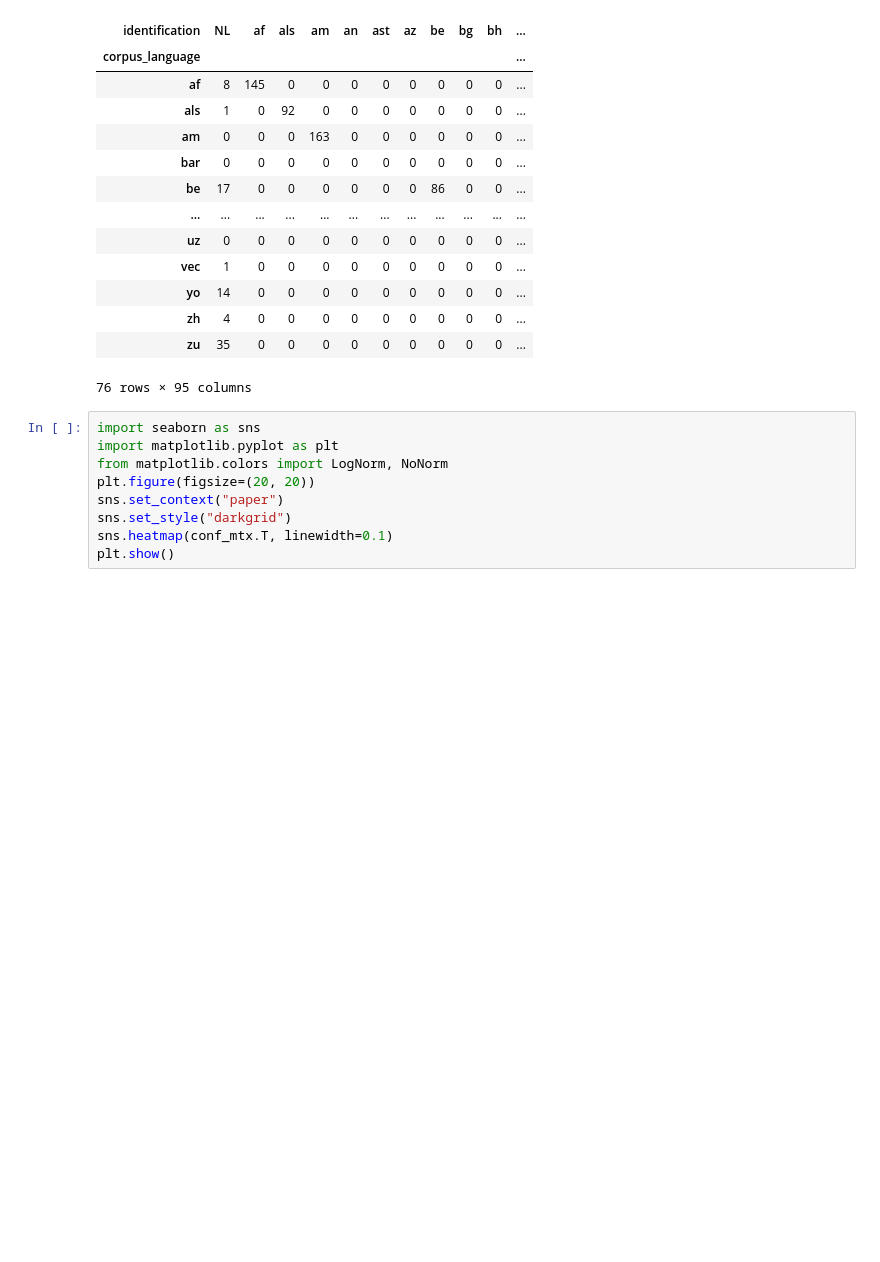
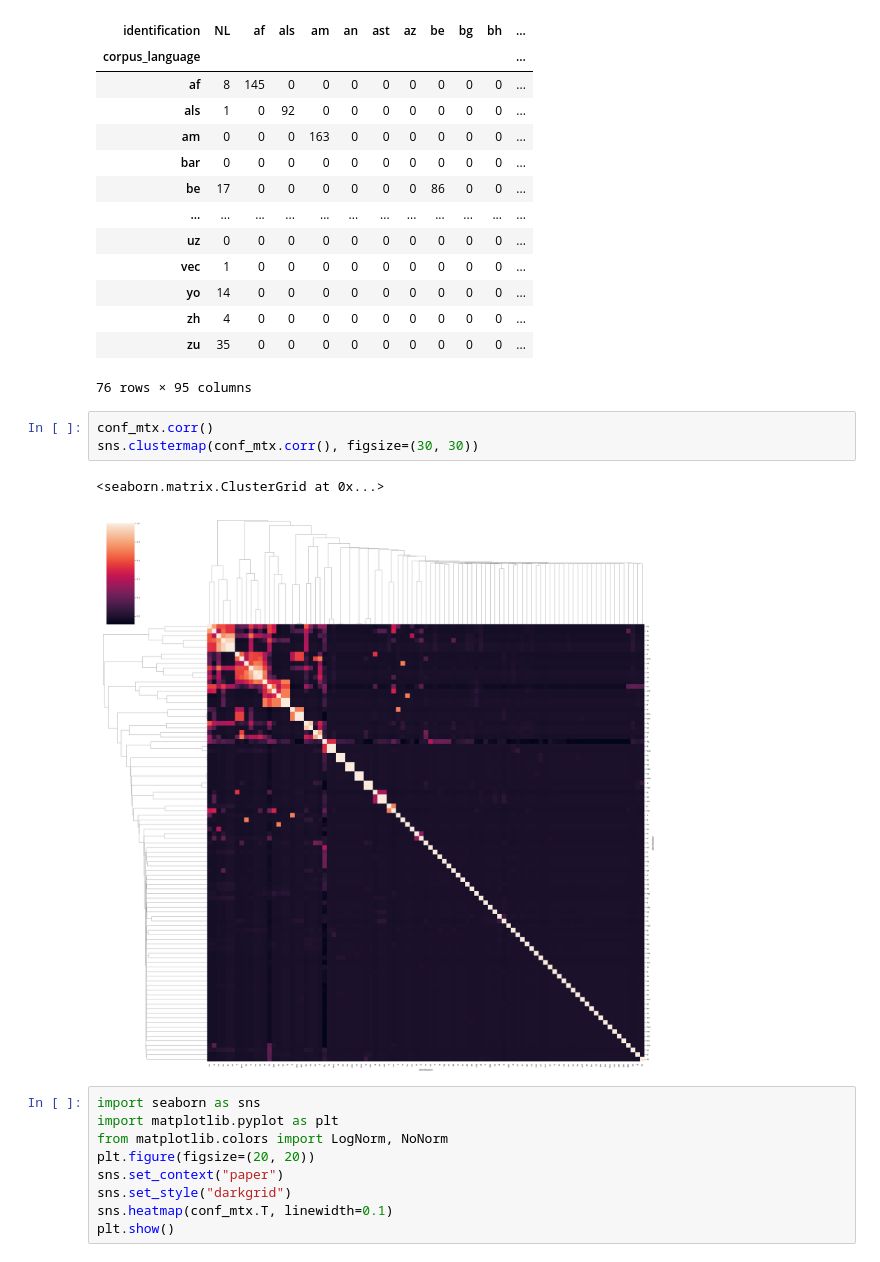
Before and after one commit to oscar-project/OSCAR-CommonCrawl-Collab, a Jupyter notebook: langid/pipline.ipynb, the cells around one changed output. Saved outputs shown, nothing was run; the diff lists cells and outputs as text; blank space fills up the shorter version.

```diff
--- a/langid/pipline.ipynb
+++ b/langid/pipline.ipynb
@@ -498,6 +496,12 @@ conf_mtx
 | zh | 4 | 0 | 0 | 0 | 0 | 0 | 0 | 0 | 0 | 0 | ... |
 | zu | 35 | 0 | 0 | 0 | 0 | 0 | 0 | 0 | 0 | 0 | ... |
 76 rows × 95 columns
+# %%
+conf_mtx.corr()
+sns.clustermap(conf_mtx.corr(), figsize=(30, 30))
+# %% [output]
+<seaborn.matrix.ClusterGrid at 0x...>
+[figure, added]
 # %%
 import seaborn as sns
 import matplotlib.pyplot as plt
```
Also changed, not shown: parts of 3 cells of this notebook.
